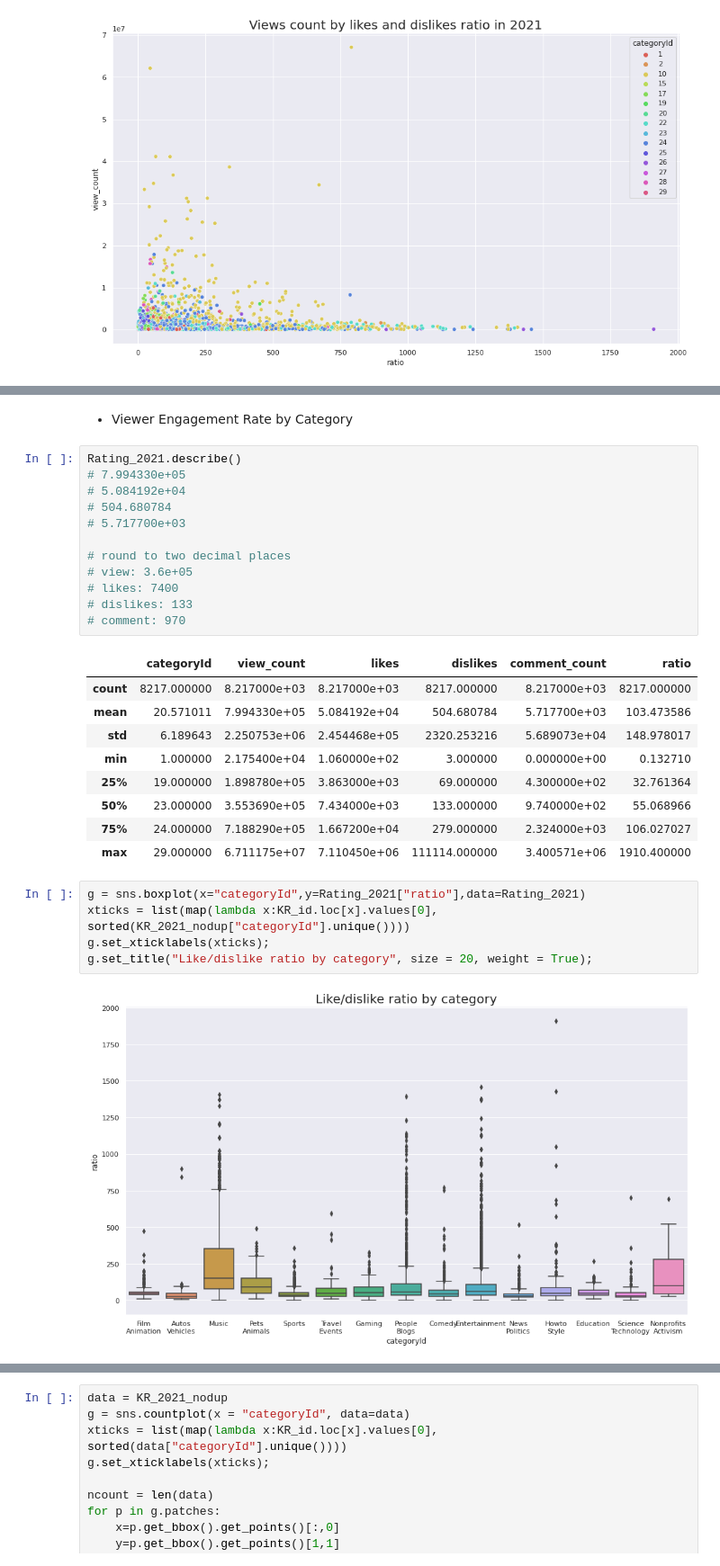
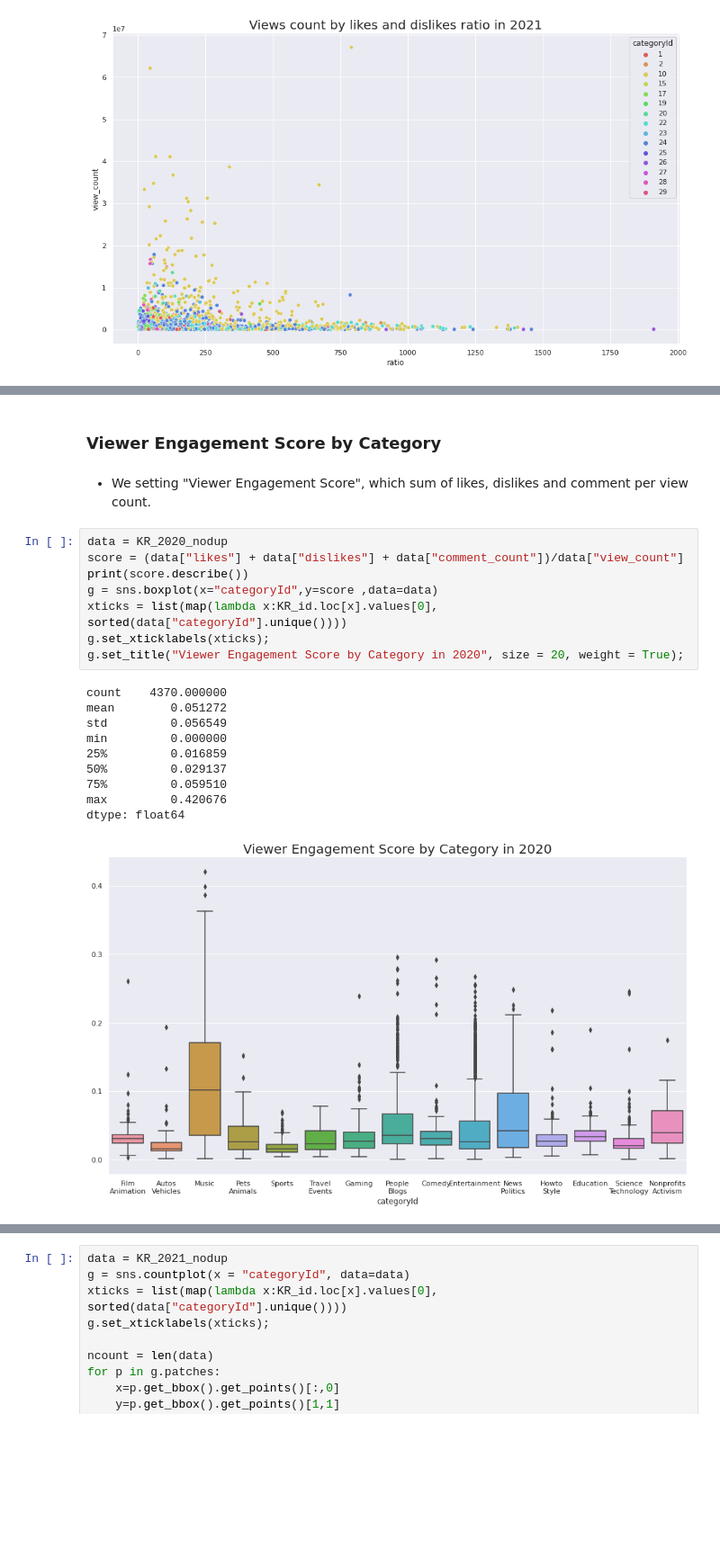
Before and after one commit to JinLover/Kaggle_project, a Jupyter notebook: youtube-analysis.ipynb, the cells around one changed output, grey strips where cells are left out. Shown at 90% size. Drawn from its saved outputs; the diff is of its cells as text; blank space fills up the shorter version.

```diff
--- a/youtube-analysis.ipynb
+++ b/youtube-analysis.ipynb
@@ -275,31 +297,23 @@ g.set_title("Like/dislike ratio by category", size = 20, weight = True);
 # %% [markdown]
-* Viewer Engagement Rate by Category
+### Viewer Engagement Score by Category
-# %%
-Rating_2021.describe()
-# 7.994330e+05
-# 5.084192e+04
-# 504.680784
-# 5.717700e+03
-
-# round to two decimal places
-# view: 3.6e+05
-# likes: 7400
-# dislikes: 133
-# comment: 970
-# %% [output]
-|  | categoryId | view_count | likes | dislikes | comment_count | ratio |
-| count | 8217.000000 | 8.217000e+03 | 8.217000e+03 | 8217.000000 | 8.217000e+03 | 8217.000000 |
-| mean | 20.571011 | 7.994330e+05 | 5.084192e+04 | 504.680784 | 5.717700e+03 | 103.473586 |
-| std | 6.189643 | 2.250753e+06 | 2.454468e+05 | 2320.253216 | 5.689073e+04 | 148.978017 |
-| min | 1.000000 | 2.175400e+04 | 1.060000e+02 | 3.000000 | 0.000000e+00 | 0.132710 |
-| 25% | 19.000000 | 1.898780e+05 | 3.863000e+03 | 69.000000 | 4.300000e+02 | 32.761364 |
-| 50% | 23.000000 | 3.553690e+05 | 7.434000e+03 | 133.000000 | 9.740000e+02 | 55.068966 |
-| 75% | 24.000000 | 7.188290e+05 | 1.667200e+04 | 279.000000 | 2.324000e+03 | 106.027027 |
-| max | 29.000000 | 6.711175e+07 | 7.110450e+06 | 111114.000000 | 3.400571e+06 | 1910.400000 |
+# %% [markdown]
+* We setting "Viewer Engagement Score", which sum of likes, dislikes and comment per view count.
 # %%
-g = sns.boxplot(x="categoryId",y=Rating_2021["ratio"],data=Rating_2021)
-xticks = list(map(lambda x:KR_id.loc[x].values[0], sorted(KR_2021_nodup["categoryId"].unique())))
+data = KR_2020_nodup
+score = (data["likes"] + data["dislikes"] + data["comment_count"])/data["view_count"]
+print(score.describe())
+g = sns.boxplot(x="categoryId",y=score ,data=data)
+xticks = list(map(lambda x:KR_id.loc[x].values[0], sorted(data["categoryId"].unique())))
 g.set_xticklabels(xticks);
-g.set_title("Like/dislike ratio by category", size = 20, weight = True);
+g.set_title("Viewer Engagement Score by Category in 2020", size = 20, weight = True);
 # %% [output]
+count    4370.000000
+mean        0.051272
+std         0.056549
+min         0.000000
+25%         0.016859
+50%         0.029137
+75%         0.059510
+max         0.420676
+dtype: float64
-[figure, old version]
+[figure, new version]
```
Also changed, not shown: parts of 26 cells of this notebook.
